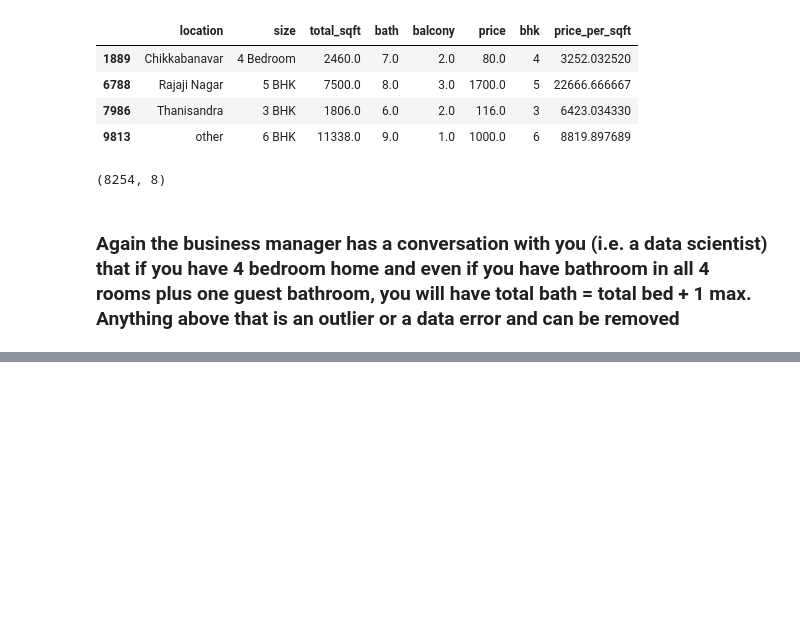
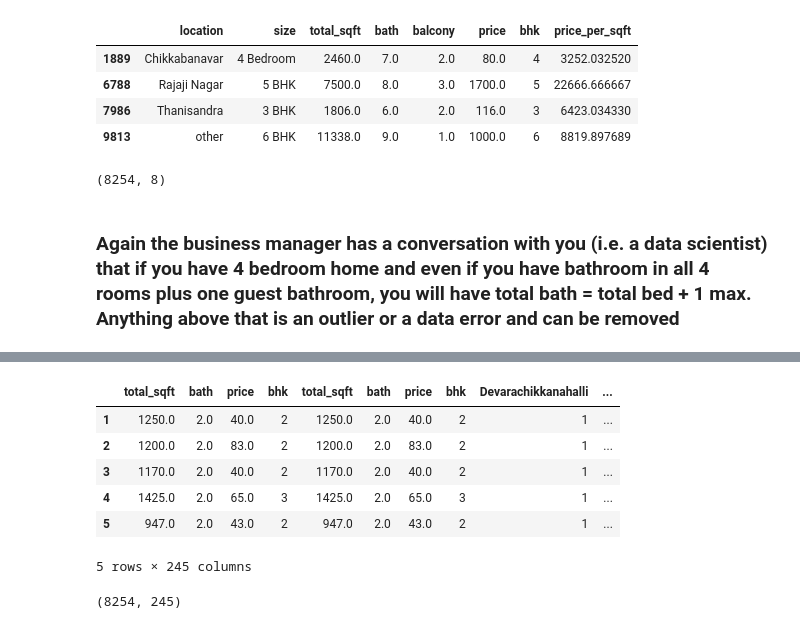
Before and after one commit to PratyushPoddar07/DS_project, a Jupyter notebook: Real Estate model/Estate.ipynb, the cells around one changed output, grey strips where cells are left out. Drawn from its saved outputs; the diff is of its cells as text; code cells hidden in the pictures; blank space fills up the shorter version.

```diff
--- a/Real Estate model/Estate.ipynb
+++ b/Real Estate model/Estate.ipynb
@@ -355,0 +360,3 @@ df9 =df8.drop
+# %%
+df9 = df8.drop(['size','balcony','price_per_sqft'],axis =1)
+df9.head(2)
@@ -355,0 +369,3 @@ df9 =df8.drop
+# %%
+dummies = pd.get_dummies(df9,columns=['location'],dtype=int,prefix='',prefix_sep = '')
+dummies.head(3)
@@ -355,0 +378,3 @@ df9 =df8.drop
+# %%
+df10 = pd.concat([df9,dummies.drop('other',axis =1)],axis =1)
+df10.head(3)
@@ -355,0 +387,15 @@ df9 =df8.drop
+# %%
+df11 = df10.drop('location',axis =1)
+df11.head()
+# %% [output]
+|  | total_sqft | bath | price | bhk | total_sqft | bath | price | bhk | Devarachikkanahalli | ... |
+| 1 | 1250.0 | 2.0 | 40.0 | 2 | 1250.0 | 2.0 | 40.0 | 2 | 1 | ... |
+| 2 | 1200.0 | 2.0 | 83.0 | 2 | 1200.0 | 2.0 | 83.0 | 2 | 1 | ... |
+| 3 | 1170.0 | 2.0 | 40.0 | 2 | 1170.0 | 2.0 | 40.0 | 2 | 1 | ... |
+| 4 | 1425.0 | 2.0 | 65.0 | 3 | 1425.0 | 2.0 | 65.0 | 3 | 1 | ... |
+| 5 | 947.0 | 2.0 | 43.0 | 2 | 947.0 | 2.0 | 43.0 | 2 | 1 | ... |
+5 rows × 245 columns
+# %%
+df11.shape
+# %% [output]
+(8254, 245)
```
Also changed, not shown: parts of 31 cells of this notebook, 1 other file.
